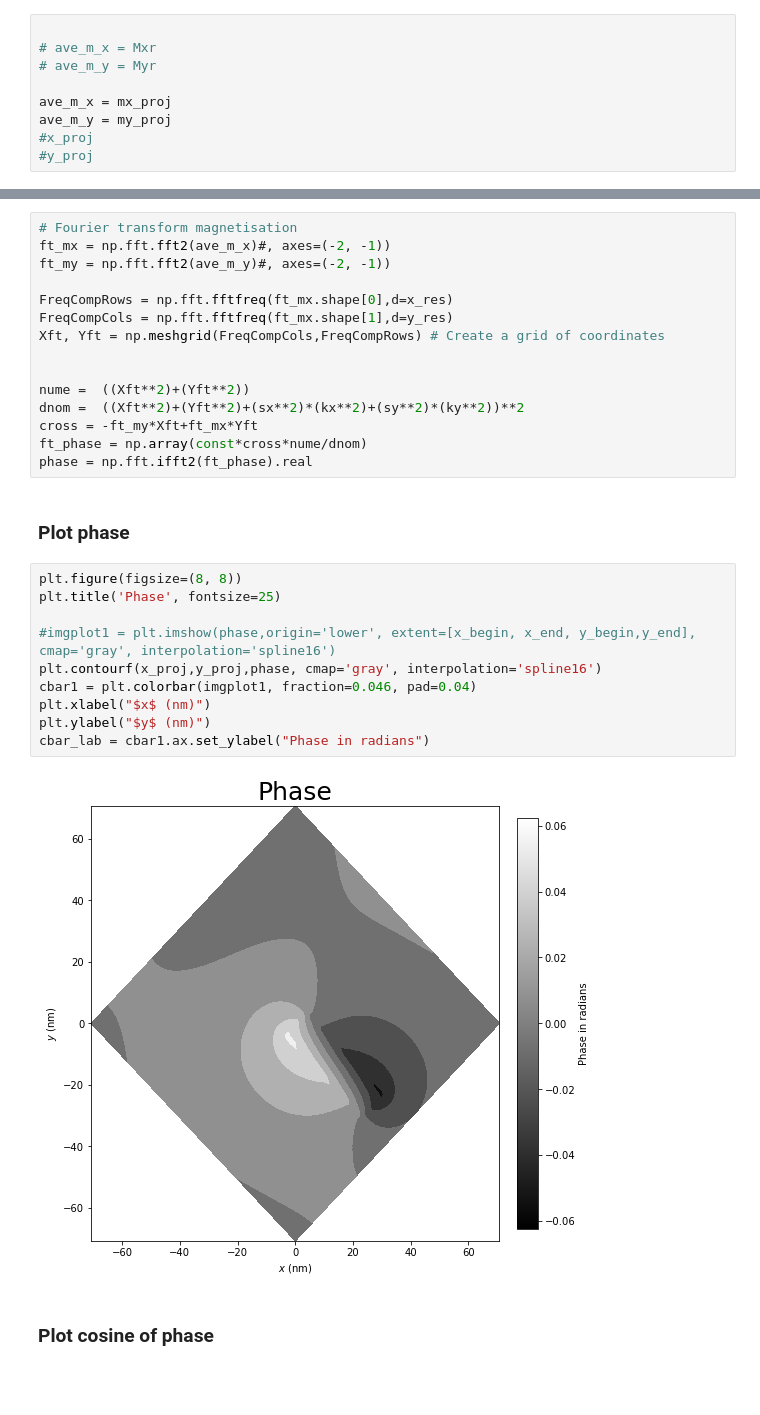
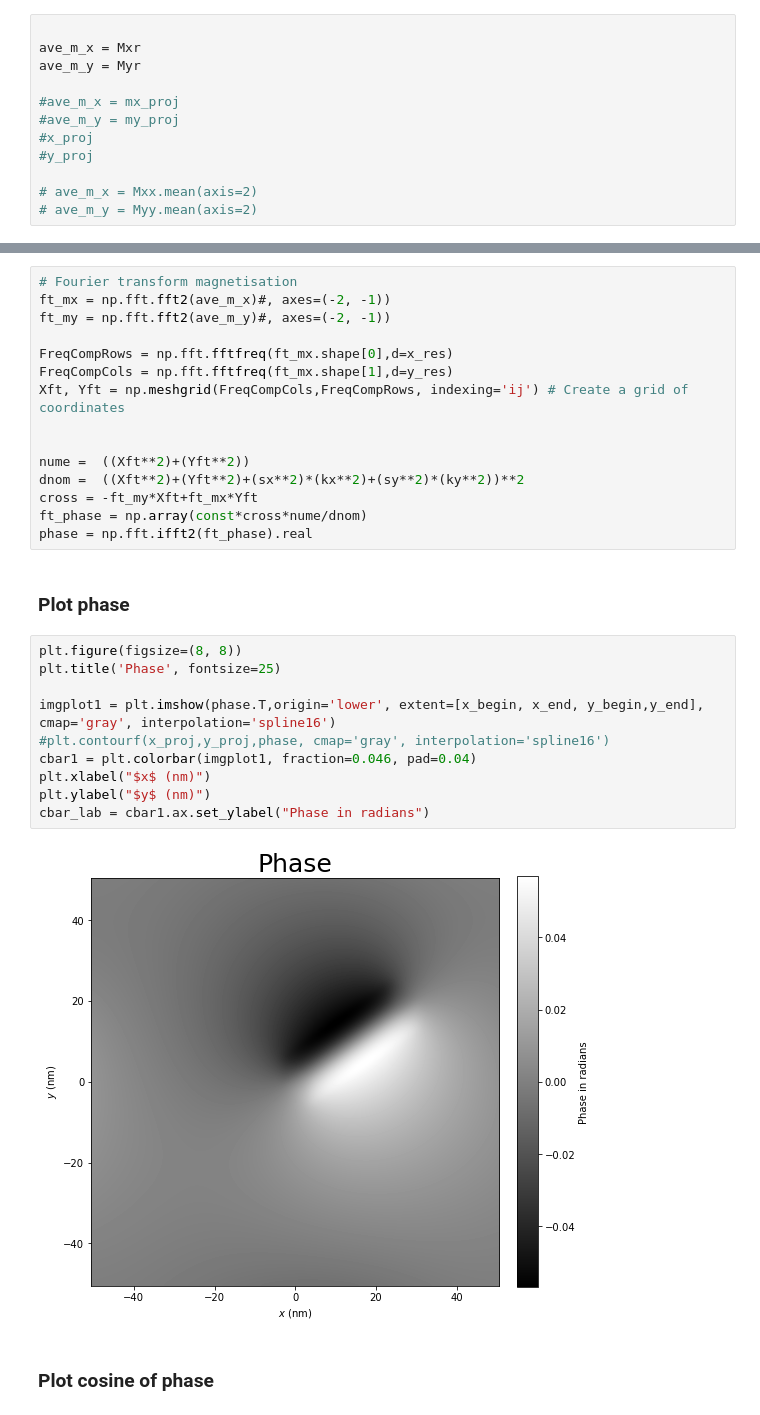
Before and after one commit to grlewis333/phd-work, a Jupyter notebook: holo-sim.ipynb, the cells around one changed output, grey strips where cells are left out. Drawn from its saved outputs; the diff is of its cells as text; blank space fills up the shorter version.

```diff
--- a/holo-sim.ipynb
+++ b/holo-sim.ipynb
@@ -724,13 +733,16 @@ ax.grid(False)
 %matplotlib qt
 # %%
 
-# ave_m_x = Mxr
-# ave_m_y = Myr
+ave_m_x = Mxr
+ave_m_y = Myr
 
-ave_m_x = mx_proj
-ave_m_y = my_proj
+#ave_m_x = mx_proj
+#ave_m_y = my_proj
 #x_proj
 #y_proj
+
+# ave_m_x = Mxx.mean(axis=2)
+# ave_m_y = Myy.mean(axis=2)
 # %% [markdown]
 ## Calculate magnetic phase and B-field
 ### Set parameters
@@ -766,7 +778,7 @@ ft_my = np.fft.fft2(ave_m_y)#, axes=(-2, -1))
 
 FreqCompRows = np.fft.fftfreq(ft_mx.shape[0],d=x_res)
 FreqCompCols = np.fft.fftfreq(ft_mx.shape[1],d=y_res)
-Xft, Yft = np.meshgrid(FreqCompCols,FreqCompRows) # Create a grid of coordinates
+Xft, Yft = np.meshgrid(FreqCompCols,FreqCompRows, indexing='ij') # Create a grid of coordinates
 
 
 nume =  ((Xft**2)+(Yft**2))
@@ -779,15 +791,15 @@ phase = np.fft.ifft2(ft_phase).real
 # %%
 plt.figure(figsize=(8, 8))
 plt.title('Phase', fontsize=25)
 
-#imgplot1 = plt.imshow(phase,origin='lower', extent=[x_begin, x_end, y_begin,y_end], cmap='gray', interpolation='spline16')
-plt.contourf(x_proj,y_proj,phase, cmap='gray', interpolation='spline16')
+imgplot1 = plt.imshow(phase.T,origin='lower', extent=[x_begin, x_end, y_begin,y_end], cmap='gray', interpolation='spline16')
+#plt.contourf(x_proj,y_proj,phase, cmap='gray', interpolation='spline16')
 cbar1 = plt.colorbar(imgplot1, fraction=0.046, pad=0.04)
 plt.xlabel("$x$ (nm)")
 plt.ylabel("$y$ (nm)")
 cbar_lab = cbar1.ax.set_ylabel("Phase in radians")
 # %% [output]
-[figure, old version]
+[figure, new version]
 # %% [markdown]
 ### Plot cosine of phase
 # %%
```
Also changed, not shown: parts of 9 cells of this notebook.
